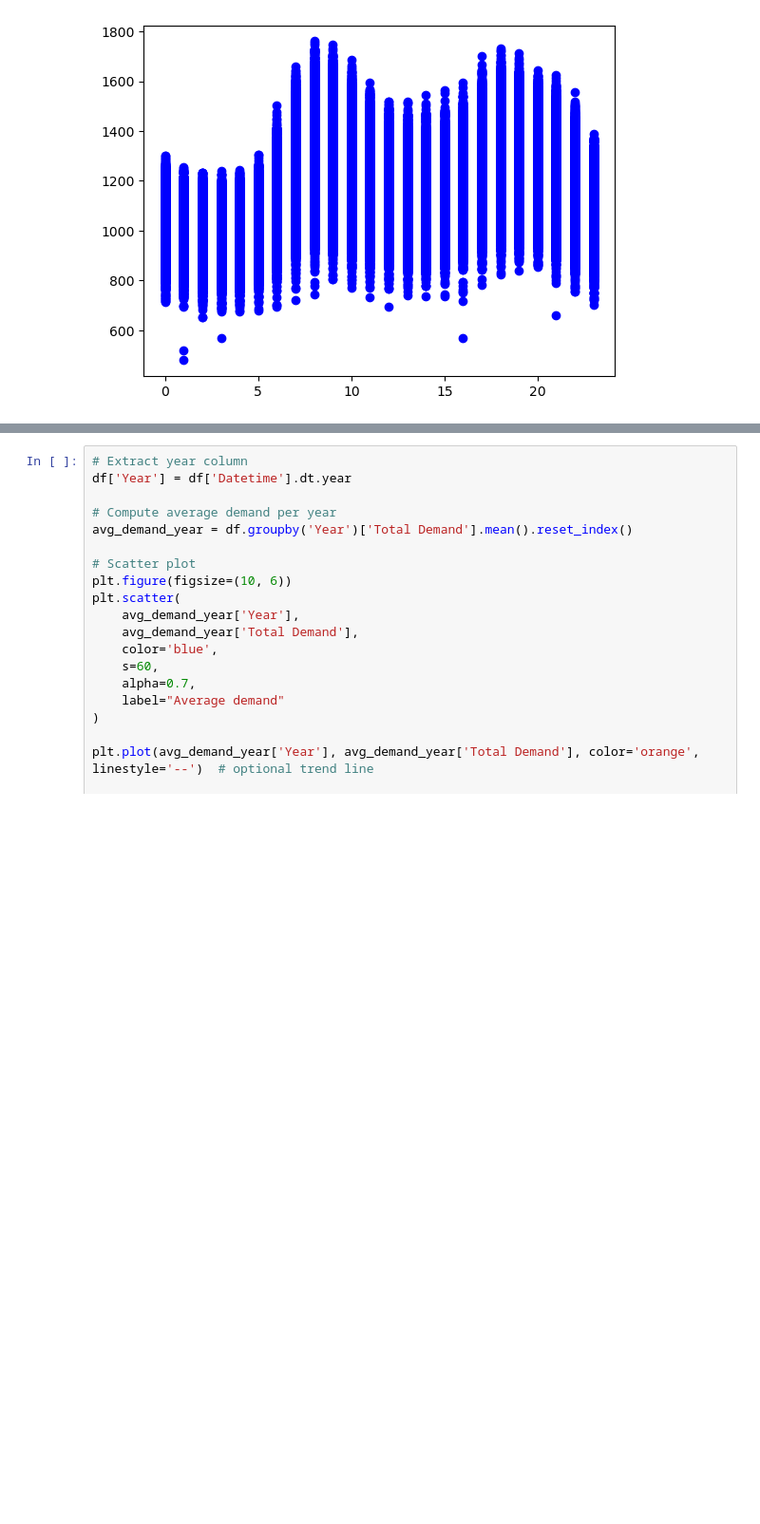
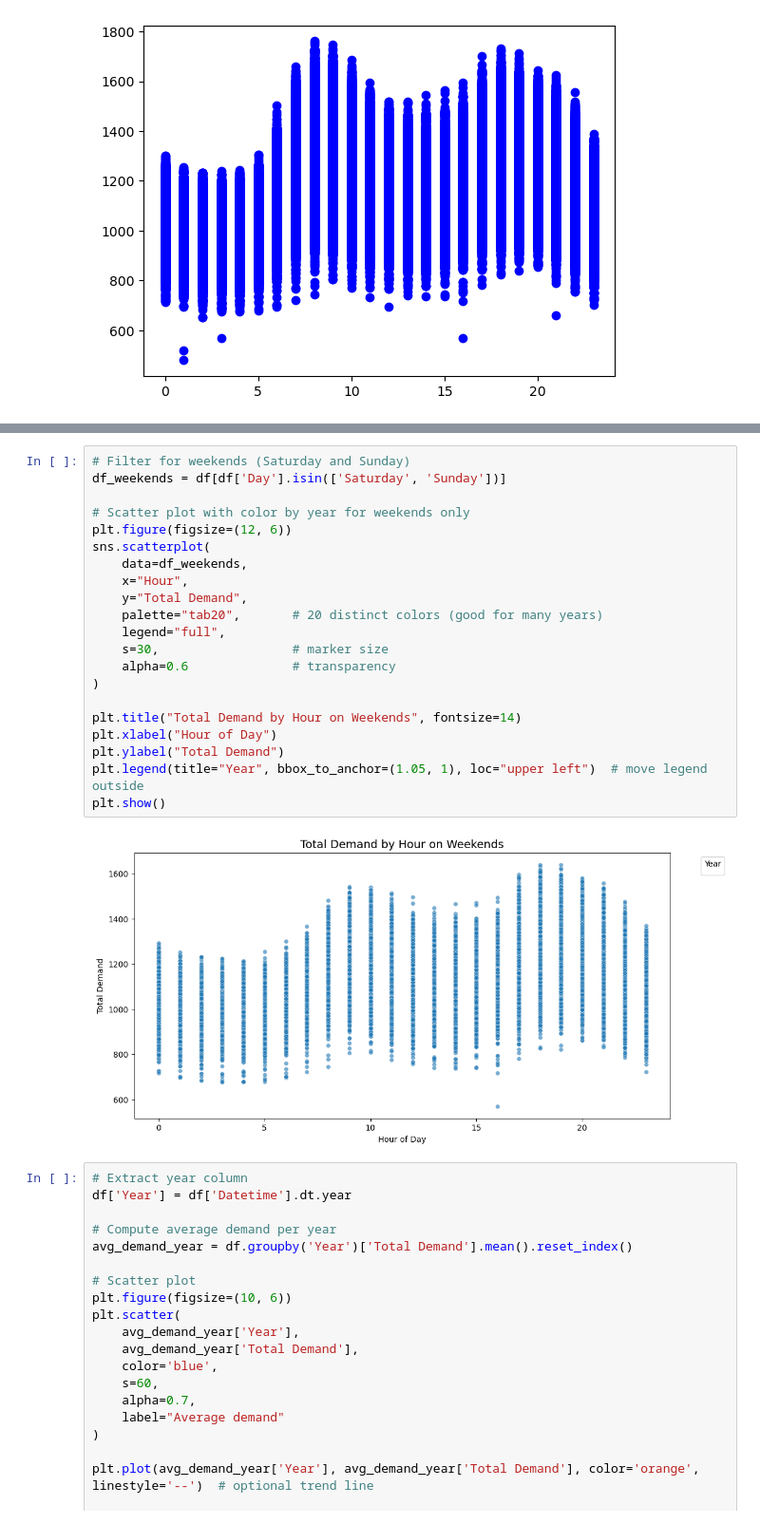
Before and after one commit to harjask-7/ADS1002-project, a Jupyter notebook: notebooks/tymon/TAS-model.ipynb, the cells around one changed output, grey strips where cells are left out. Shown at 95% size. Cells and saved outputs as stored; diff of their text form; blank space fills up the shorter version.

```diff
--- a/notebooks/tymon/TAS-model.ipynb
+++ b/notebooks/tymon/TAS-model.ipynb
@@ -140,3 +151,26 @@ CSV files loaded
+# %%
+# Filter for weekends (Saturday and Sunday)
+df_weekends = df[df['Day'].isin(['Saturday', 'Sunday'])]
+
+# Scatter plot with color by year for weekends only
+plt.figure(figsize=(12, 6))
+sns.scatterplot(
+    data=df_weekends,
+    x="Hour",
+    y="Total Demand",
+    palette="tab20",       # 20 distinct colors (good for many years)
+    legend="full",
+    s=30,                  # marker size
+    alpha=0.6              # transparency
+)
+
+plt.title("Total Demand by Hour on Weekends", fontsize=14)
+plt.xlabel("Hour of Day")
+plt.ylabel("Total Demand")
+plt.legend(title="Year", bbox_to_anchor=(1.05, 1), loc="upper left")  # move legend outside
+plt.show()
+# %% [output]
+[figure, added]
 # %%
 # Extract year column
 df['Year'] = df['Datetime'].dt.year
```
Also changed, not shown: parts of 2 cells of this notebook, 2 other files.
